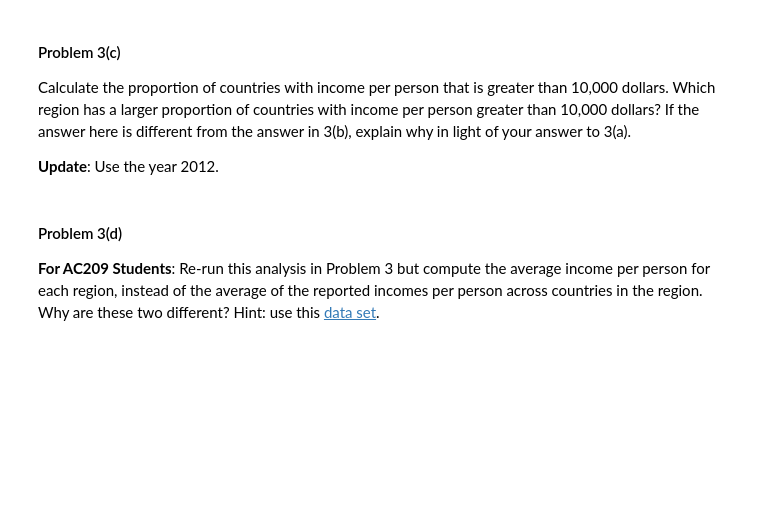
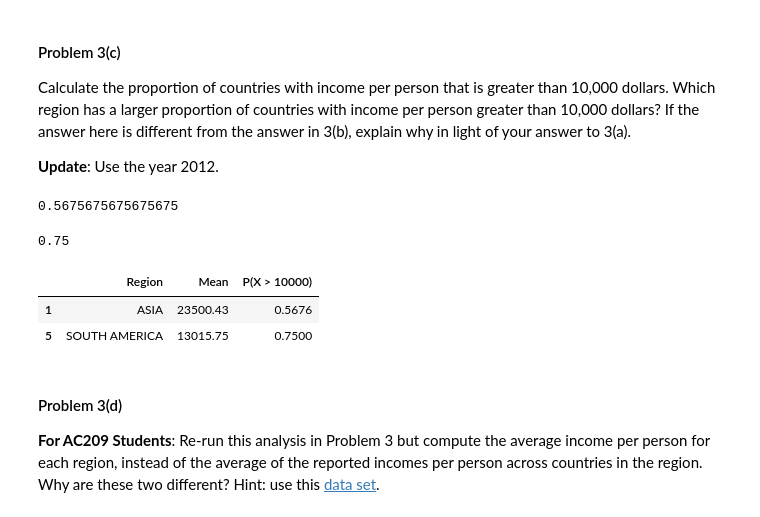
Before and after one commit to ademyanchuk/2014, a Jupyter notebook: homework/HW1.ipynb, the cells around one changed output. Cells and saved outputs as stored; diff of their text form; code cells hidden in the pictures; blank space fills up the shorter version.

```diff
--- a/homework/HW1.ipynb
+++ b/homework/HW1.ipynb
@@ -394,0 +454,7 @@ Now consider the distribution of income per person from two regions: Asia and So
+# %%
+def mergeByYear(year):
+    data = pd.DataFrame(income.ix[year].values, columns = ['Income'])
+    data['Country'] = income.columns
+    joined = pd.merge(data, countries, how="inner", on=['Country'])
+    joined.Income = np.round(joined.Income, 2)
+    return joined
@@ -403,3 +482,27 @@ Calculate the proportion of countries with income per person that is greater tha
+# %%
+df[df.Region == 'ASIA'].Income.apply(lambda x: x > 10000).mean()
+# %% [output]
+0.5675675675675675
+# %%
+df[df.Region == 'SOUTH AMERICA'].Income.apply(lambda x: x > 10000).mean()
+# %% [output]
+0.75
+# %%
+def ratioCountries(groupedData, a):
+    prop = [len(group.Income[group.Income >= a]) / float(len(group.Income.dropna())) for key, group in groupedData]
+    z = pd.DataFrame(groupedData.mean().index, columns = ['Region'])
+    z['Mean'] = np.round(groupedData.mean().values,2)
+    z['P(X > %g)' % a] = np.round(prop, 4)
+    return z
+
+df = mergeByYear(2012).groupby('Region')
+df_ratio = ratioCountries(df, 1e4)
+df_ratio = df_ratio[(df_ratio.Region == 'ASIA') | (df_ratio.Region == 'SOUTH AMERICA')]
+df_ratio
+# %% [output]
+|  | Region | Mean | P(X > 10000) |
+| 1 | ASIA | 23500.43 | 0.5676 |
+| 5 | SOUTH AMERICA | 13015.75 | 0.7500 |
 # %% [markdown]
 #### Problem 3(d)
 
```
Also changed, not shown: parts of 13 cells of this notebook.
